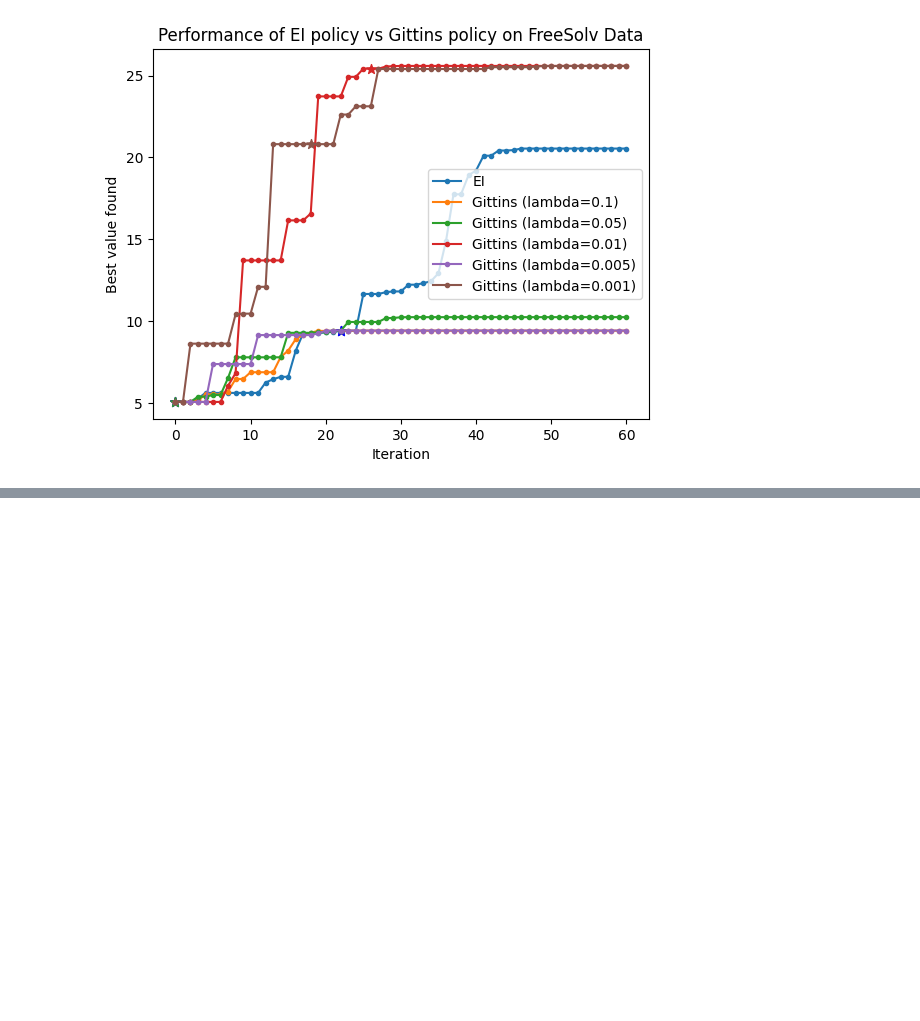
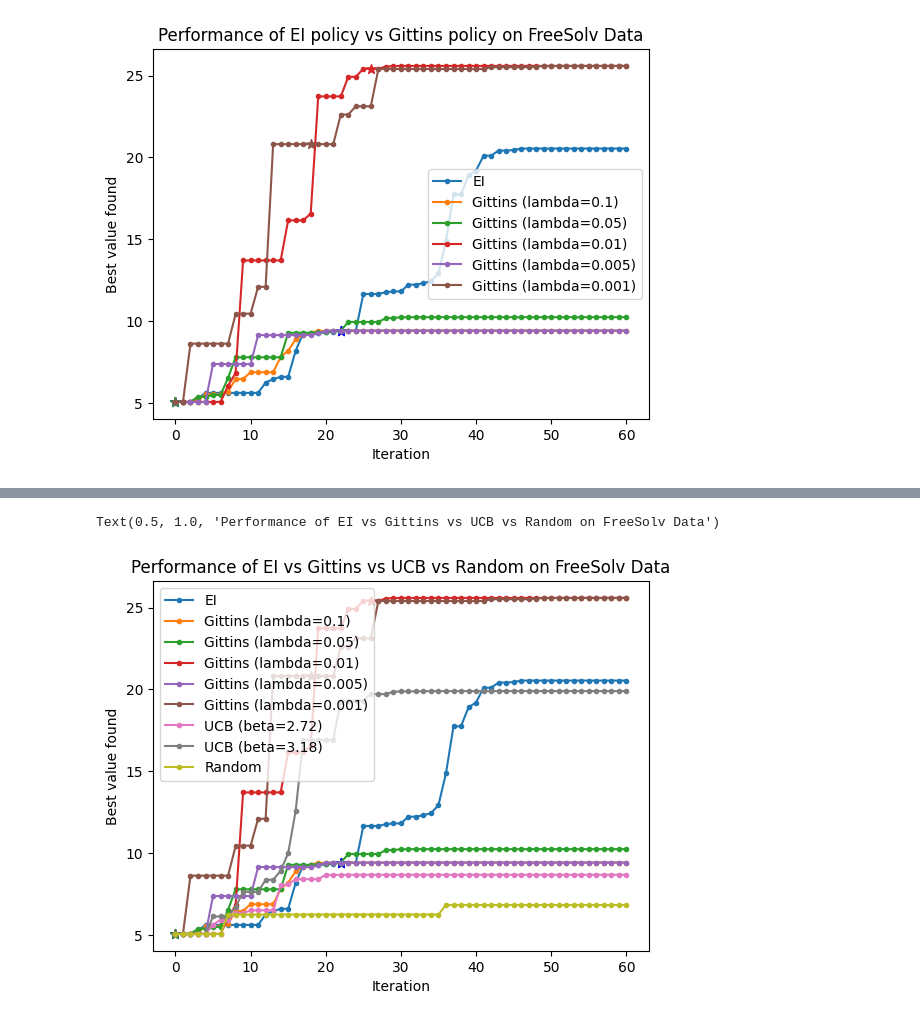
Before and after one commit to QianJaneXie/PandoraBayesOpt, a Jupyter notebook: BoTorch/FreeSolv (continuous).ipynb, the cells around one changed output, grey strips where cells are left out. Drawn from its saved outputs; the diff is of its cells as text; code cells hidden in the pictures; blank space fills up the shorter version.

```diff
--- a/BoTorch/FreeSolv (continuous).ipynb
+++ b/BoTorch/FreeSolv (continuous).ipynb
@@ -511,7 +513,7 @@ for i in range(num_iterations):
         q=1,
         num_restarts=10*d,
         raw_samples=100*d,
-        options={},
+        options={'method': 'L-BFGS-B'},
     )
 
     new_value = objective_3D.posterior(new_point).mean
@@ -1027,0 +1089,29 @@ Text(0.5, 1.0, 'Performance of EI vs Gittins vs UCB on FreeSolv Data')
+# %%
+# Plotting EI
+plt.plot(EI_best, '.-', label='EI')
+
+# Plotting Gittins
+for cost in sorted(GI_best_dict.keys(), reverse=True):
+    EI_stopping_time = np.where(np.array(EI_acq) < cost)[0][0]
+    plt.scatter(EI_stopping_time, EI_best[EI_stopping_time], c='blue', marker='*', s=50)
+    line = plt.plot(GI_best_dict[cost], '.-', label="Gittins (lambda={})".format(cost))
+    if np.where(np.array(GI_acq_dict[cost]) < np.array(GI_best_dict[cost][:-1]))[0].size > 0:
+        GI_stopping_time = np.where(np.array(GI_acq_dict[cost]) < np.array(GI_best_dict[cost][:-1]))[0][0]
+        plt.scatter(GI_stopping_time, GI_best_dict[cost][GI_stopping_time], c=line[0].get_color(), marker='*', s=50)
+
+# Plotting UCB
+plt.plot(UCB_best_dict[2.72], '.-', label="UCB (beta={})".format(2.72))
+plt.plot(UCB_best_dict[3.18], '.-', label="UCB (beta={})".format(3.18))
+
+# Plotting Random Search
+plt.plot(RAND_best, '.-', label='Random')
+
+# Adding legend
+plt.legend()
+
+plt.xlabel('Iteration')
+plt.ylabel('Best value found')
+plt.title("Performance of EI vs Gittins vs UCB vs Random on FreeSolv Data")
+# %% [output]
+Text(0.5, 1.0, 'Performance of EI vs Gittins vs UCB vs Random on FreeSolv Data')
+[figure, added]
```
Also changed, not shown: parts of 33 cells of this notebook, 2 other files.
